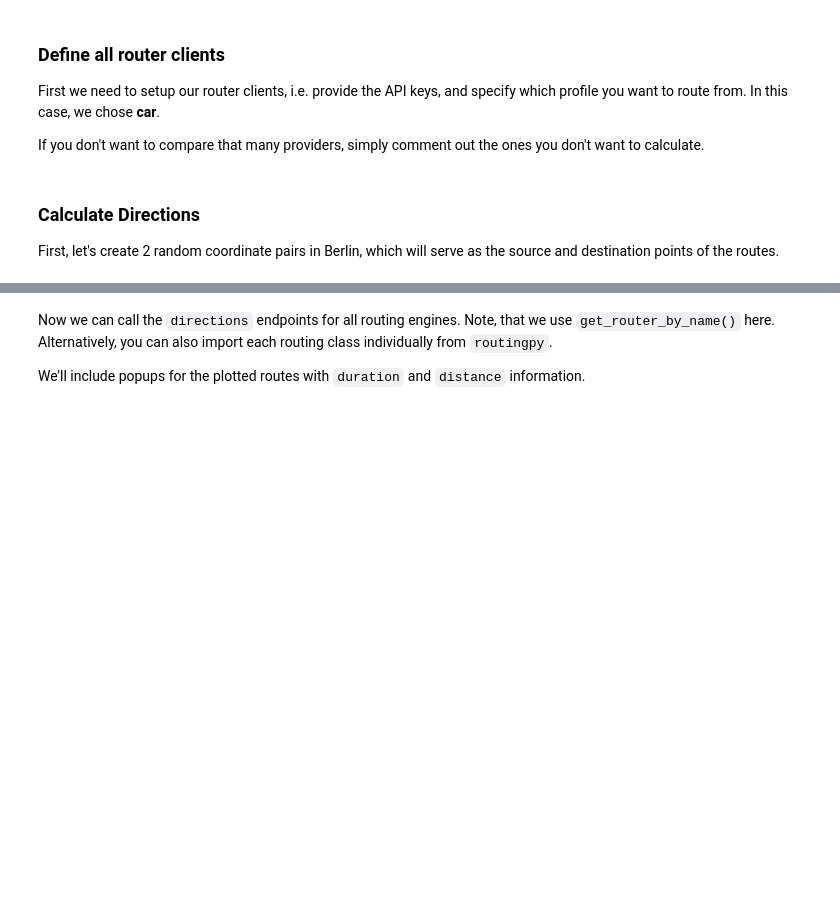
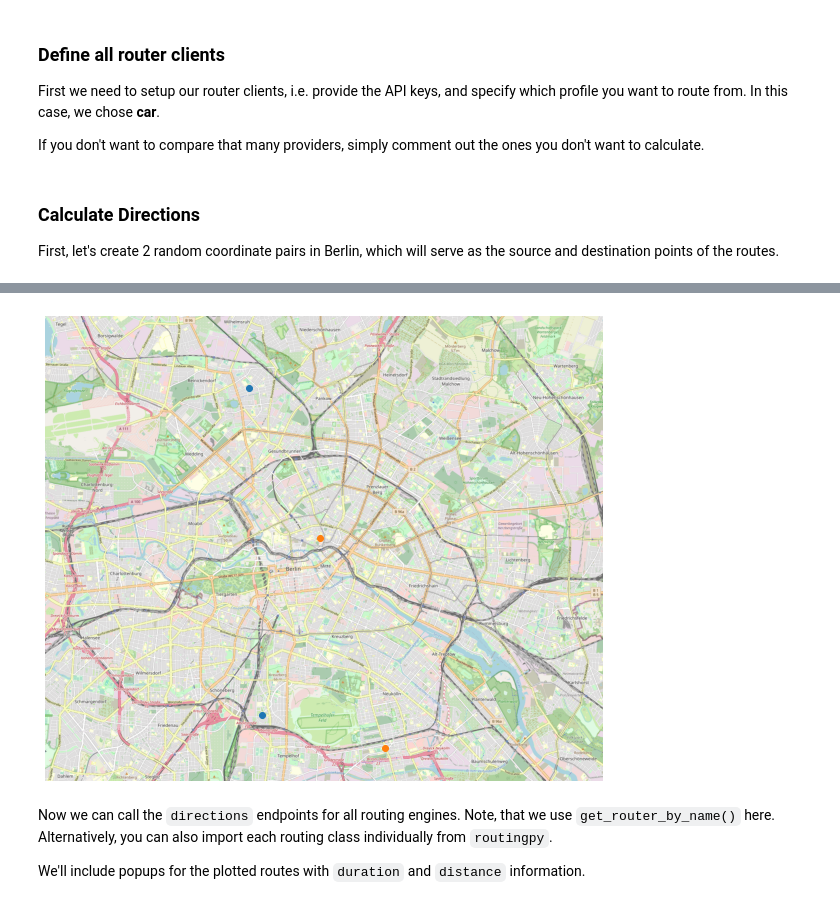
Before and after one commit to gis-ops/routingpy, a Jupyter notebook: examples/compare_providers.ipynb, the cells around one changed output, grey strips where cells are left out. Cells and saved outputs as stored; diff of their text form; code cells hidden in the pictures; blank space fills up the shorter version.

Commit message:
modified compare_providers notebook

```diff
--- a/examples/compare_providers.ipynb
+++ b/examples/compare_providers.ipynb
@@ -11,13 +7,15 @@ blabla
 # %%
 import sys
 from itertools import chain
-import pandas as pd
-import folium
+from matplotlib import pyplot as plt
+import geopandas as gpd
 import random
-from shapely.geometry import box, Point
-from colour import Color
+from shapely.geometry import box, Point, LineString, Polygon
+import contextily as cx
 
 from routingpy.routers import get_router_by_name
+
+BASEMAP_SOURCE = cx.providers.OpenStreetMap.CH
 # %% [markdown]
 ## TOC
 
@@ -110,16 +107,7 @@ routers = {
 
 First, let's create 2 random coordinate pairs in Berlin, which will serve as the source and destination points of the routes.
 # %%
-m = folium.Map(location=list(poly_berlin.centroid.coords[0]).reverse(), tiles='cartodbpositron')
-m.fit_bounds([[miny, minx], [maxy, maxx]])
-
 route_amount = 2
 # distance for 1 degree in Berlin: ~ 110 km latitude, ~68 km longitude,
 # i.e. 3.4-7 km < distance < 6.8-11 km
 input_pairs = [random_coordinates(n=2, min_dist=0.05, max_dist=0.1) for i in range(route_amount)]
-for idx, pair in enumerate(input_pairs):
-    for widx, waypoint in enumerate(pair):
-        folium.Marker(list(reversed(waypoint)),
-                      popup='Start' if widx == 0 else 'Destination',
-                      icon=folium.Icon(color='green', icon="flag" if widx == 0 else "ok") if idx==0 else folium.Icon(color='blue', icon="flag" if widx==0 else "ok")).add_to(m)
-m
@@ -128,3 +114,15 @@ m
+# %%
+fig, ax = plt.subplots(1,1, figsize=(10,10))
+img, ext = cx.bounds2img(*bbox, ll=True, source=BASEMAP_SOURCE)
+_ = ax.imshow(img, extent=ext)
+
+for pair in input_pairs:
+    input_df = gpd.GeoDataFrame(geometry=[Point(x,y) for x,y in pair], crs="EPSG:4326").to_crs("EPSG:3857")
+    input_df.plot(ax=ax)
+
+_ = ax.axis("off")
+# %% [output]
+[figure, added]
 # %% [markdown]
 Now we can call the `directions` endpoints for all routing engines. Note, that we use `get_router_by_name()` here. Alternatively, you can also import each routing class individually from `routingpy`.
 
```
Also changed, not shown: parts of 15 cells of this notebook.
